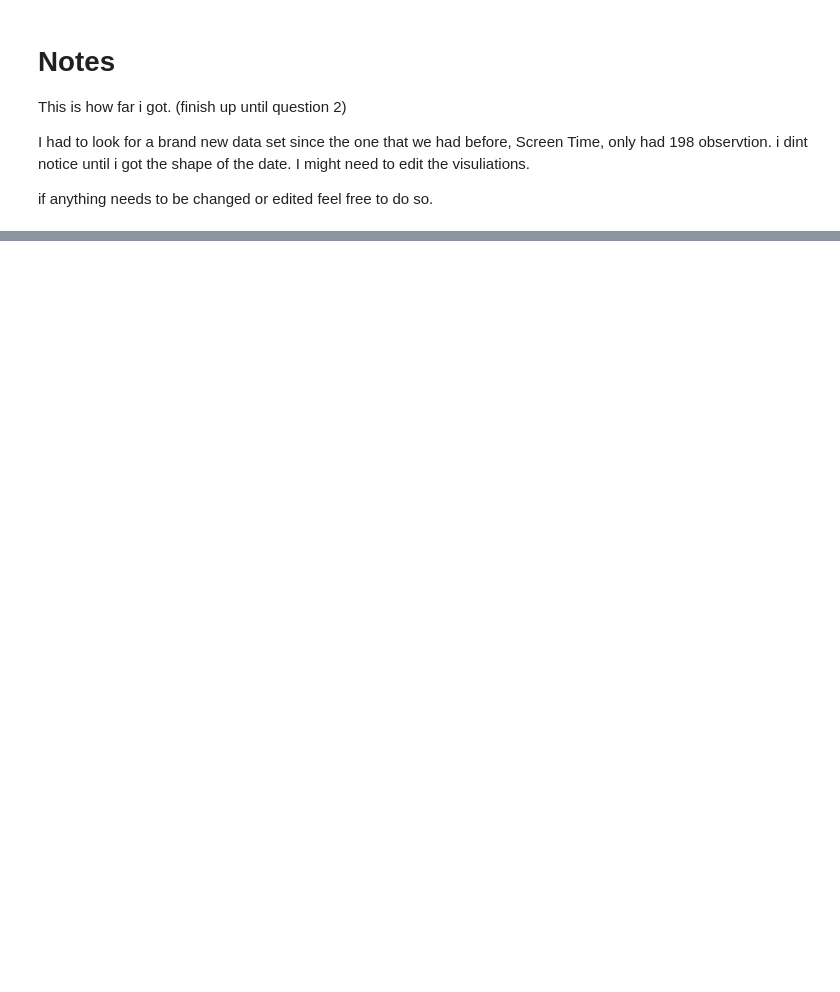
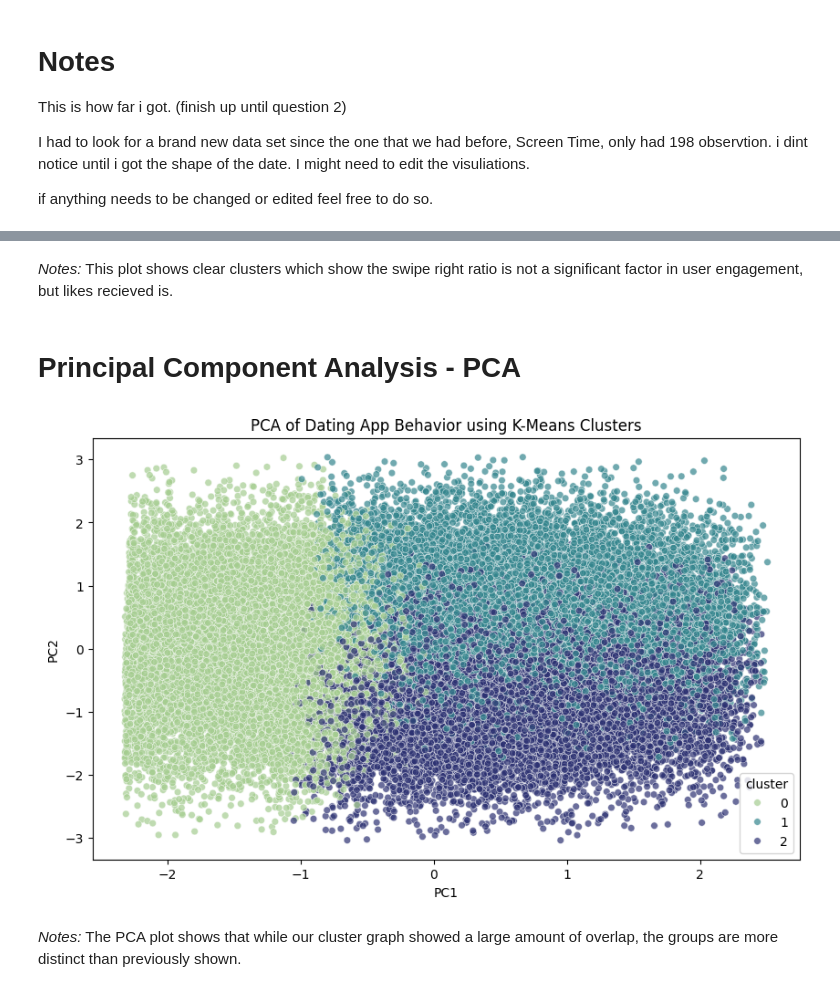
Before and after one commit to Mak-222/DAT402_Proj2, a Jupyter notebook: Proj2.ipynb, the cells around one changed output, grey strips where cells are left out. Cells and saved outputs as stored; diff of their text form; code cells hidden in the pictures; blank space fills up the shorter version.

```diff
--- a/Proj2.ipynb
+++ b/Proj2.ipynb
@@ -85,0 +148,20 @@ categorical_summary, numerical_summary
+# %% [markdown]
+_Notes:_ This plot shows clear clusters which show the swipe right ratio is not a significant factor in user engagement, but likes recieved is.
+# %% [markdown]
+# Principal Component Analysis - PCA
+# %%
+# PCA
+pca = PCA(n_components = 2)
+pca_components = pca.fit_transform(x_scaled)
+df['PC1'] = pca_components[:, 0]
+df['PC2'] = pca_components[:, 1]
+
+# Scatterplot PCA clusters
+plt.figure(figsize=(10, 6))
+sns.scatterplot(x='PC1', y='PC2', hue='cluster', data=df, palette='crest', s = 30, alpha = 0.7)
+plt.title("PCA of Dating App Behavior using K-Means Clusters")
+plt.show()
+# %% [output]
+[figure, added]
+# %% [markdown]
+_Notes:_ The PCA plot shows that while our cluster graph showed a large amount of overlap, the groups are more distinct than previously shown.
```
Also changed, not shown: parts of 6 cells of this notebook.
